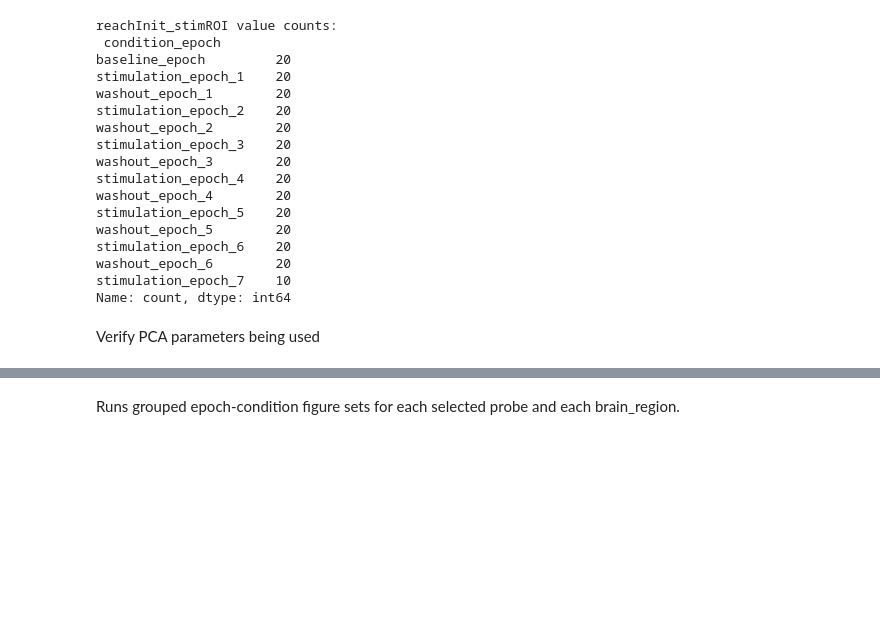
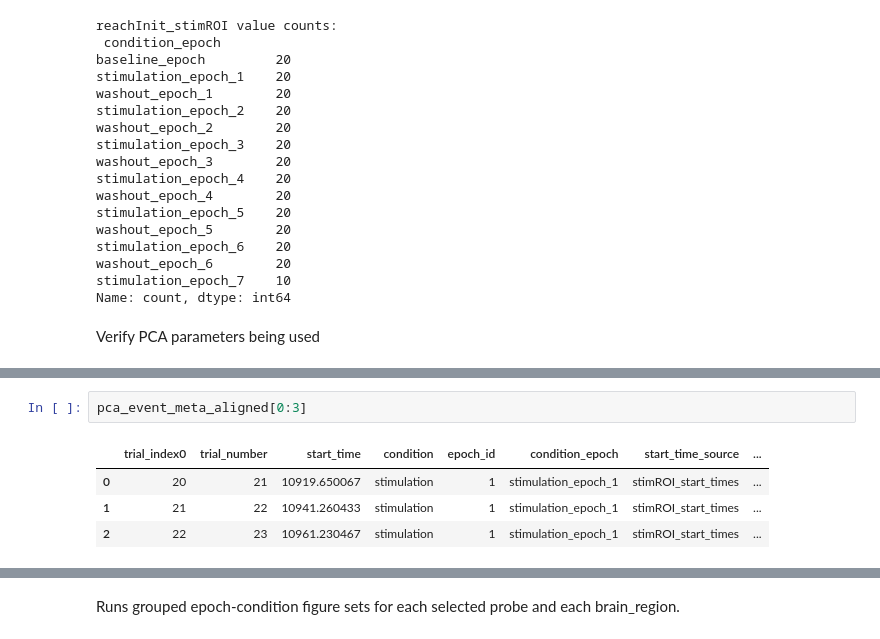
Before and after one commit to granthughes1999/PCA_on_neural_data, a Jupyter notebook: master/PCA_master_runner.ipynb, the cells around one changed output, grey strips where cells are left out. Drawn from its saved outputs; the diff is of its cells as text; blank space fills up the shorter version.

```diff
--- a/master/PCA_master_runner.ipynb
+++ b/master/PCA_master_runner.ipynb
@@ -830,0 +1045,7 @@ plots will be saved to: H:\Grant\Neuropixels\Kilosort_Recordings\Reach15_2026020
+# %%
+pca_event_meta_aligned[0:3]
+# %% [output]
+|  | trial_index0 | trial_number | start_time | condition | epoch_id | condition_epoch | start_time_source | ... |
+| 0 | 20 | 21 | 10919.650067 | stimulation | 1 | stimulation_epoch_1 | stimROI_start_times | ... |
+| 1 | 21 | 22 | 10941.260433 | stimulation | 1 | stimulation_epoch_1 | stimROI_start_times | ... |
+| 2 | 22 | 23 | 10961.230467 | stimulation | 1 | stimulation_epoch_1 | stimROI_start_times | ... |
```
Also changed, not shown: parts of 17 cells of this notebook, 3 other files.
